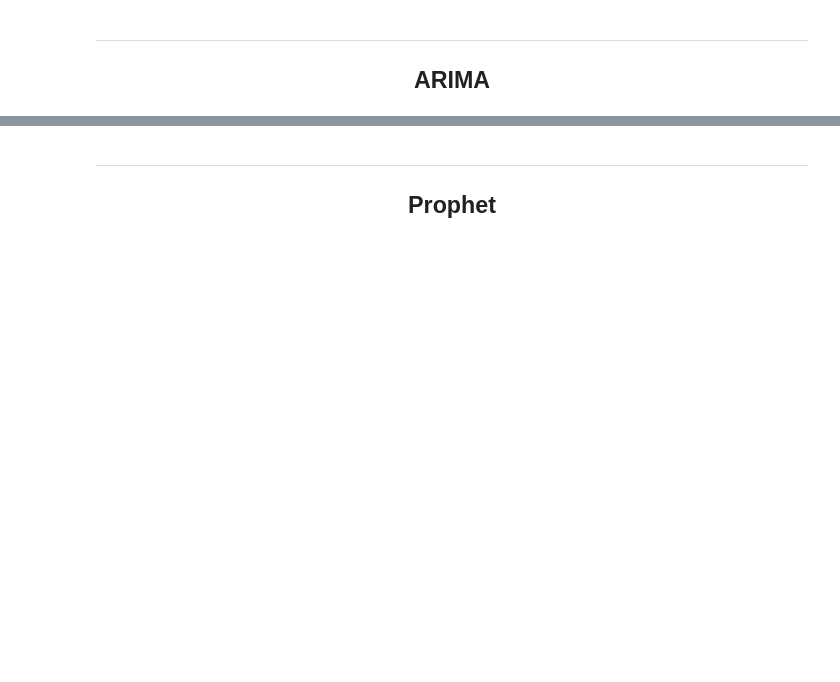
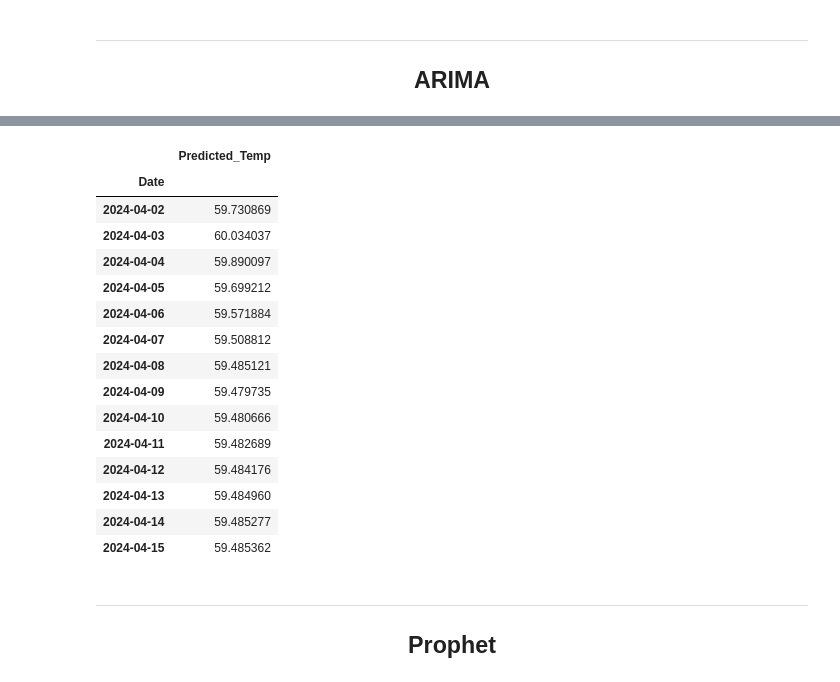
Before and after one commit to LandryHouston/Weather_Wizard, a Jupyter notebook: code/02_analysis.ipynb, the cells around one changed output, grey strips where cells are left out. Saved outputs shown, nothing was run; the diff lists cells and outputs as text; code cells hidden in the pictures; blank space fills up the shorter version.

```diff
--- a/code/02_analysis.ipynb
+++ b/code/02_analysis.ipynb
@@ -153,3 +179,24 @@ plot_series(train, test, labels=['Train', 'Test']);
+# %%
+predicted_df = pd.DataFrame({'Date': forecast_dates, 'Predicted_Temp': y_pred.flatten()})
+predicted_df.set_index('Date', inplace=True)
+predicted_df
+# %% [output]
+|  | Predicted_Temp |
+| Date |  |
+| 2024-04-02 | 59.730869 |
+| 2024-04-03 | 60.034037 |
+| 2024-04-04 | 59.890097 |
+| 2024-04-05 | 59.699212 |
+| 2024-04-06 | 59.571884 |
+| 2024-04-07 | 59.508812 |
+| 2024-04-08 | 59.485121 |
+| 2024-04-09 | 59.479735 |
+| 2024-04-10 | 59.480666 |
+| 2024-04-11 | 59.482689 |
+| 2024-04-12 | 59.484176 |
+| 2024-04-13 | 59.484960 |
+| 2024-04-14 | 59.485277 |
+| 2024-04-15 | 59.485362 |
 # %% [markdown]
 ---
 
```
Also changed, not shown: parts of 9 cells of this notebook.
